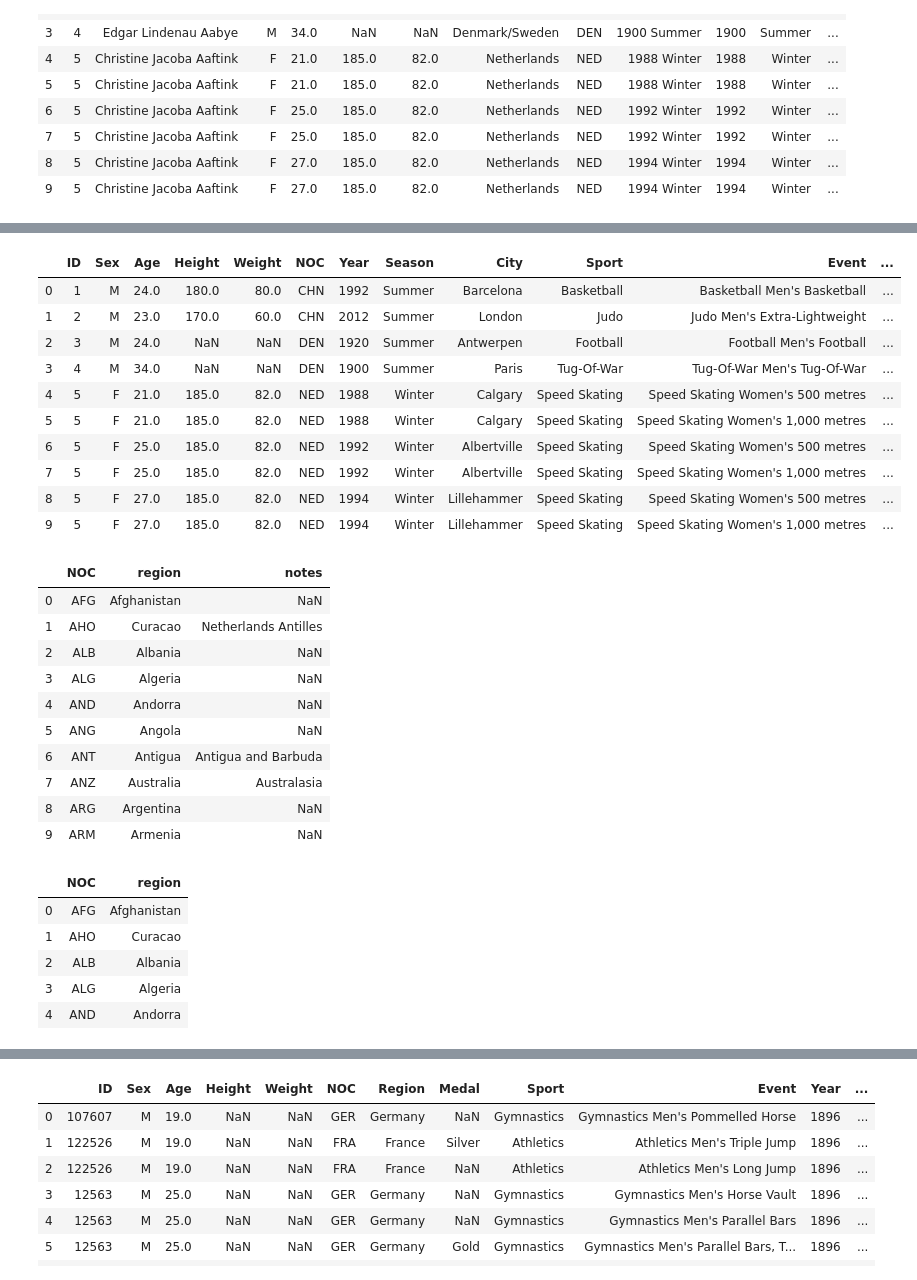
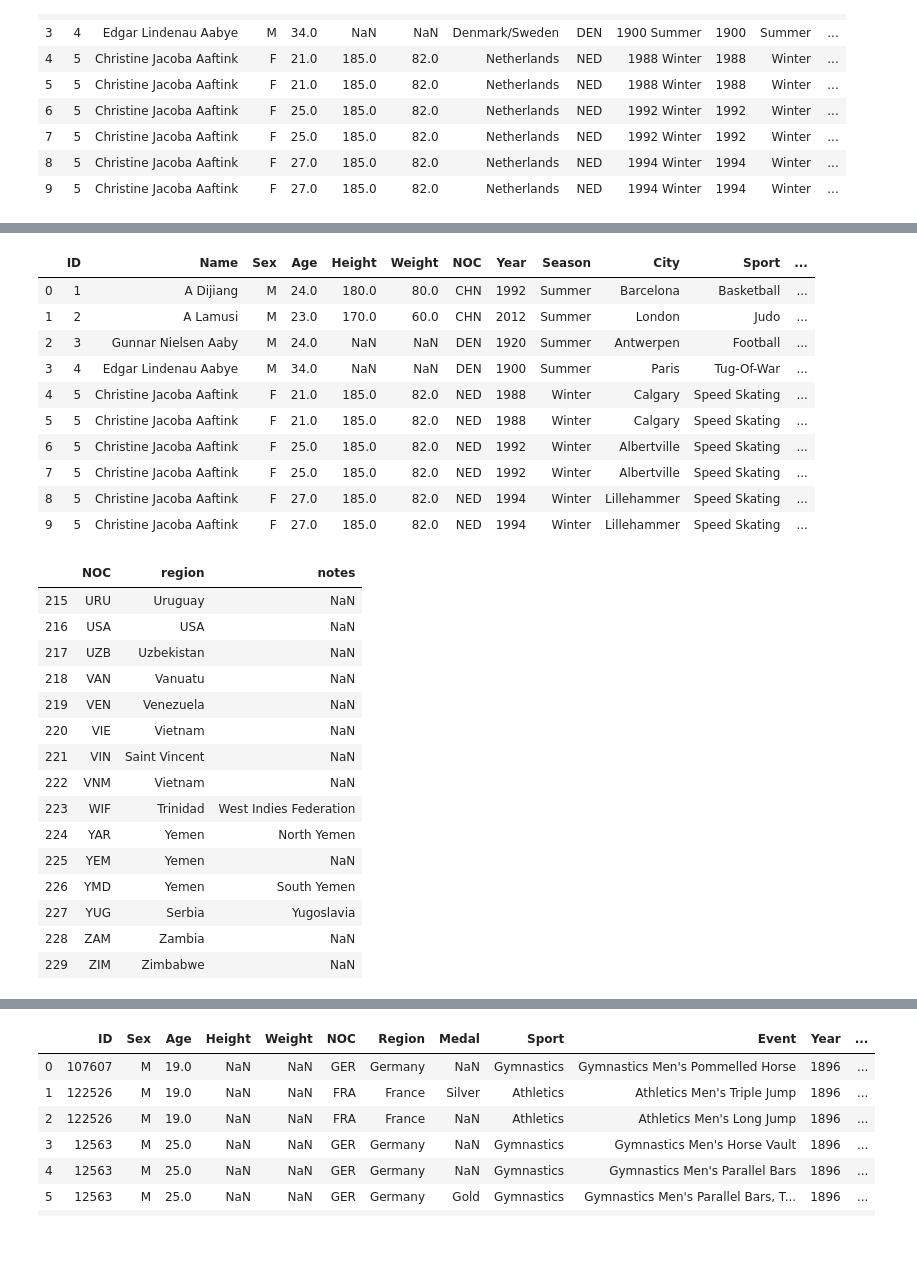
Before and after one commit to shashanksheth/project-dividebyzero, a Jupyter notebook: Master Jupyter.ipynb, the cells around one changed output, grey strips where cells are left out. Cells and saved outputs as stored; diff of their text form; code cells hidden in the pictures; blank space fills up the shorter version.

Commit message:
updated the master file to account for USA and UK. Also have a new JN that I'm working on.

```diff
--- a/Master Jupyter.ipynb
+++ b/Master Jupyter.ipynb
@@ -45,37 +45,24 @@ list(raw_olympics_df.keys())
  'Medal']
 # %%
 # Deleting unnecessary columns:
-#  - Name (because we have their individual ID numbers and humans are just numbers afterall)
 #  - Team (because we care only about each country, not their special name)
 #  - Games (because its information is contaned in Year & Season)
 
-olympics_df = raw_olympics_df[[
- 'ID',
- 'Sex',
- 'Age',
- 'Height',
- 'Weight',
- 'NOC',
- 'Year',
- 'Season',
- 'City',
- 'Sport',
- 'Event',
- 'Medal']]
+olympics_df = raw_olympics_df.drop(columns=['Team', 'Games'])
 
 olympics_df.head(10)
 # %% [output]
-|  | ID | Sex | Age | Height | Weight | NOC | Year | Season | City | Sport | Event | ... |
-| 0 | 1 | M | 24.0 | 180.0 | 80.0 | CHN | 1992 | Summer | Barcelona | Basketball | Basketball Men's Basketball | ... |
-| 1 | 2 | M | 23.0 | 170.0 | 60.0 | CHN | 2012 | Summer | London | Judo | Judo Men's Extra-Lightweight | ... |
-| 2 | 3 | M | 24.0 | NaN | NaN | DEN | 1920 | Summer | Antwerpen | Football | Football Men's Football | ... |
-| 3 | 4 | M | 34.0 | NaN | NaN | DEN | 1900 | Summer | Paris | Tug-Of-War | Tug-Of-War Men's Tug-Of-War | ... |
-| 4 | 5 | F | 21.0 | 185.0 | 82.0 | NED | 1988 | Winter | Calgary | Speed Skating | Speed Skating Women's 500 metres | ... |
-| 5 | 5 | F | 21.0 | 185.0 | 82.0 | NED | 1988 | Winter | Calgary | Speed Skating | Speed Skating Women's 1,000 metres | ... |
-| 6 | 5 | F | 25.0 | 185.0 | 82.0 | NED | 1992 | Winter | Albertville | Speed Skating | Speed Skating Women's 500 metres | ... |
-| 7 | 5 | F | 25.0 | 185.0 | 82.0 | NED | 1992 | Winter | Albertville | Speed Skating | Speed Skating Women's 1,000 metres | ... |
-| 8 | 5 | F | 27.0 | 185.0 | 82.0 | NED | 1994 | Winter | Lillehammer | Speed Skating | Speed Skating Women's 500 metres | ... |
-| 9 | 5 | F | 27.0 | 185.0 | 82.0 | NED | 1994 | Winter | Lillehammer | Speed Skating | Speed Skating Women's 1,000 metres | ... |
+|  | ID | Name | Sex | Age | Height | Weight | NOC | Year | Season | City | Sport | ... |
+| 0 | 1 | A Dijiang | M | 24.0 | 180.0 | 80.0 | CHN | 1992 | Summer | Barcelona | Basketball | ... |
+| 1 | 2 | A Lamusi | M | 23.0 | 170.0 | 60.0 | CHN | 2012 | Summer | London | Judo | ... |
+| 2 | 3 | Gunnar Nielsen Aaby | M | 24.0 | NaN | NaN | DEN | 1920 | Summer | Antwerpen | Football | ... |
+| 3 | 4 | Edgar Lindenau Aabye | M | 34.0 | NaN | NaN | DEN | 1900 | Summer | Paris | Tug-Of-War | ... |
+| 4 | 5 | Christine Jacoba Aaftink | F | 21.0 | 185.0 | 82.0 | NED | 1988 | Winter | Calgary | Speed Skating | ... |
+| 5 | 5 | Christine Jacoba Aaftink | F | 21.0 | 185.0 | 82.0 | NED | 1988 | Winter | Calgary | Speed Skating | ... |
+| 6 | 5 | Christine Jacoba Aaftink | F | 25.0 | 185.0 | 82.0 | NED | 1992 | Winter | Albertville | Speed Skating | ... |
+| 7 | 5 | Christine Jacoba Aaftink | F | 25.0 | 185.0 | 82.0 | NED | 1992 | Winter | Albertville | Speed Skating | ... |
+| 8 | 5 | Christine Jacoba Aaftink | F | 27.0 | 185.0 | 82.0 | NED | 1994 | Winter | Lillehammer | Speed Skating | ... |
+| 9 | 5 | Christine Jacoba Aaftink | F | 27.0 | 185.0 | 82.0 | NED | 1994 | Winter | Lillehammer | Speed Skating | ... |
 # %%
 # Reference path to raw data CSV
 csv_path = 'raw_data/noc_regions.csv'
@@ -83,26 +70,21 @@ csv_path = 'raw_data/noc_regions.csv'
 # Read CSV into Pandas DataFrame
 raw_NOC_df = pd.read_csv(csv_path)
 
-raw_NOC_df.head(10)
+raw_NOC_df.tail(15)
 # %% [output]
 |  | NOC | region | notes |
-| 0 | AFG | Afghanistan | NaN |
-| 1 | AHO | Curacao | Netherlands Antilles |
-| 2 | ALB | Albania | NaN |
-| 3 | ALG | Algeria | NaN |
-| 4 | AND | Andorra | NaN |
-| 5 | ANG | Angola | NaN |
-| 6 | ANT | Antigua | Antigua and Barbuda |
-| 7 | ANZ | Australia | Australasia |
-| 8 | ARG | Argentina | NaN |
-| 9 | ARM | Armenia | NaN |
+| 215 | URU | Uruguay | NaN |
+| 216 | USA | USA | NaN |
+| 217 | UZB | Uzbekistan | NaN |
+| 218 | VAN | Vanuatu | NaN |
+| 219 | VEN | Venezuela | NaN |
+| 220 | VIE | Vietnam | NaN |
+| 221 | VIN | Saint Vincent | NaN |
+| 222 | VNM | Vietnam | NaN |
+| 223 | WIF | Trinidad | West Indies Federation |
+| 224 | YAR | Yemen | North Yemen |
+| 225 | YEM | Yemen | NaN |
+| 226 | YMD | Yemen | South Yemen |
+| 227 | YUG | Serbia | Yugoslavia |
+| 228 | ZAM | Zambia | NaN |
+| 229 | ZIM | Zimbabwe | NaN |
-# %%
-NOC_df = raw_NOC_df[['NOC', 'region']]
-NOC_df.head()
-# %% [output]
-|  | NOC | region |
-| 0 | AFG | Afghanistan |
-| 1 | AHO | Curacao |
-| 2 | ALB | Albania |
-| 3 | ALG | Algeria |
-| 4 | AND | Andorra |
```
Also changed, not shown: parts of 2 cells of this notebook, 4 other files.
